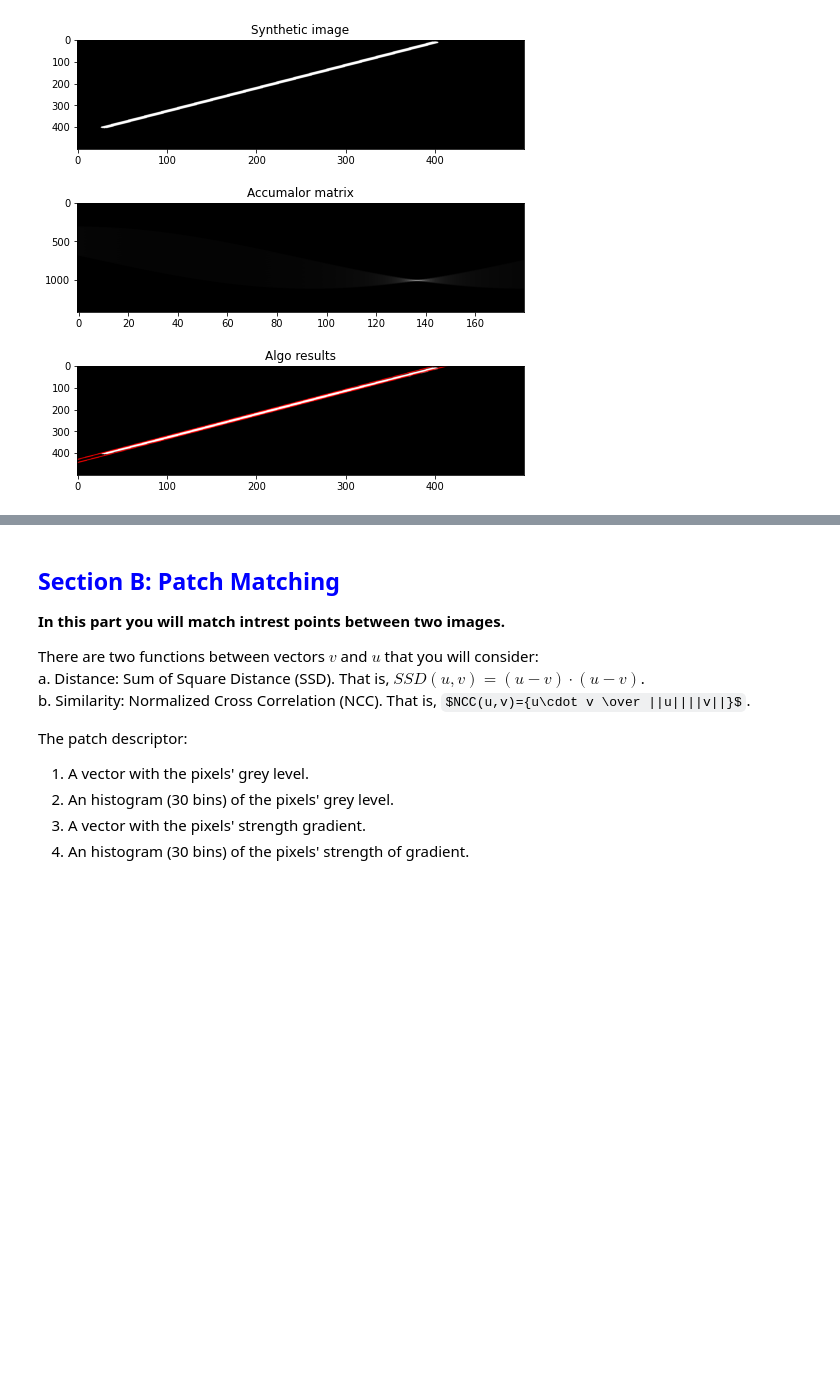
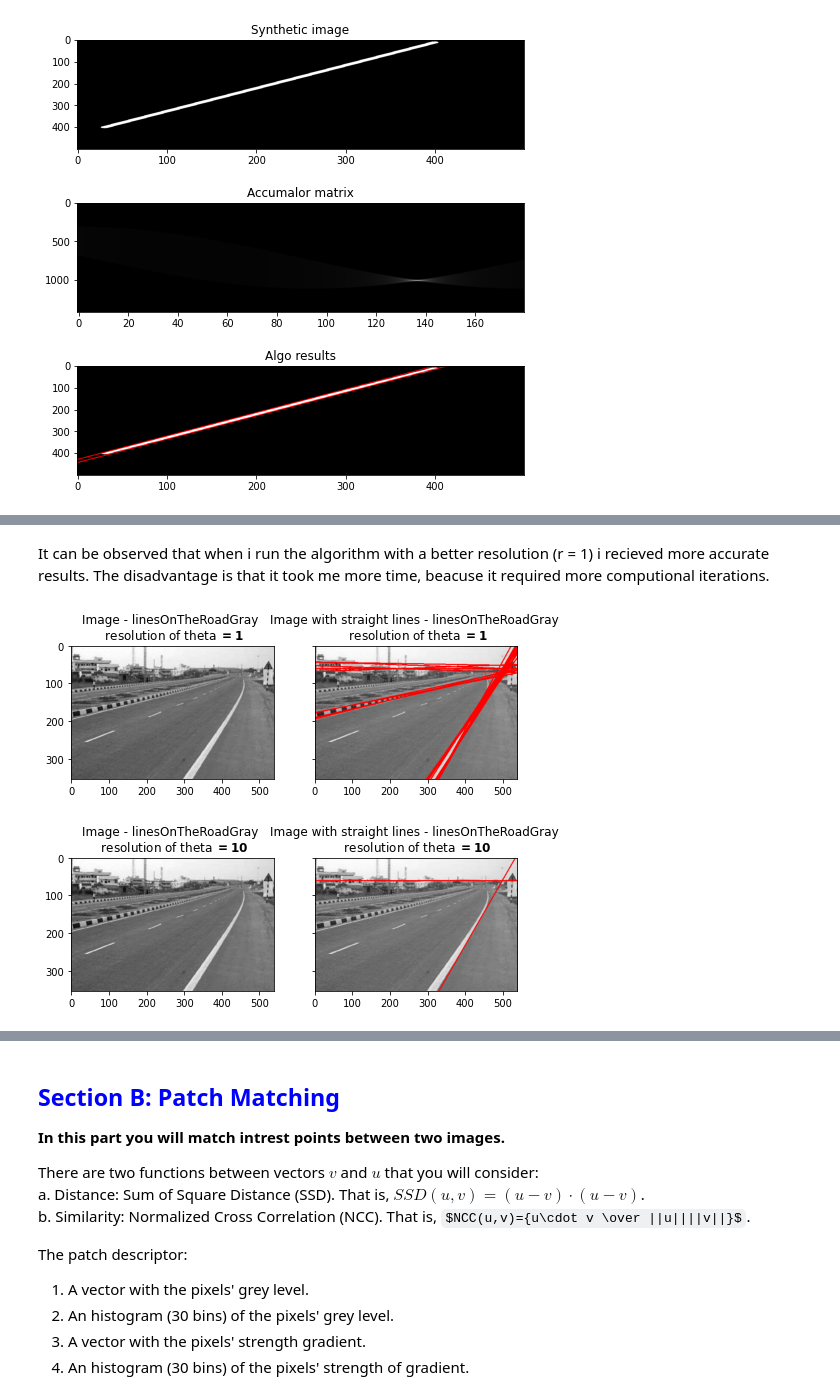
Before and after one commit to YaffeOmer/Computer-Vision-HW2, a Jupyter notebook: hw2.ipynb, the cells around one changed output, grey strips where cells are left out. Drawn from its saved outputs; the diff is of its cells as text; code cells hidden in the pictures; some formulas as TeX source; blank space fills up the shorter version.

```diff
--- a/hw2.ipynb
+++ b/hw2.ipynb
@@ -265,0 +281,9 @@ plt.show()
+# %% [markdown]
+It can be observed that when i run the algorithm with a better resolution (r = 1) i recieved more accurate results.
+The disadvantage is that it took me more time, beacuse it required more computional iterations.
+# %%
+straight_lines(image_file = '.\images\linesOnTheRoadGray.jpg',Image_title = 'linesOnTheRoadGray \n resolution of theta $\\mathbf{{{= 1}}}$', res_r = 1, res_orient = 1 ,min_number_points = 70,display = 1)
+straight_lines(image_file = '.\images\linesOnTheRoadGray.jpg',Image_title = 'linesOnTheRoadGray \n resolution of theta $\\mathbf{{{= 10}}}$', res_r = 1, res_orient = 10 ,min_number_points = 70,display = 1)
+# %% [output]
+[figure, added]
+[figure, added]
```
Also changed, not shown: parts of 10 cells of this notebook.
